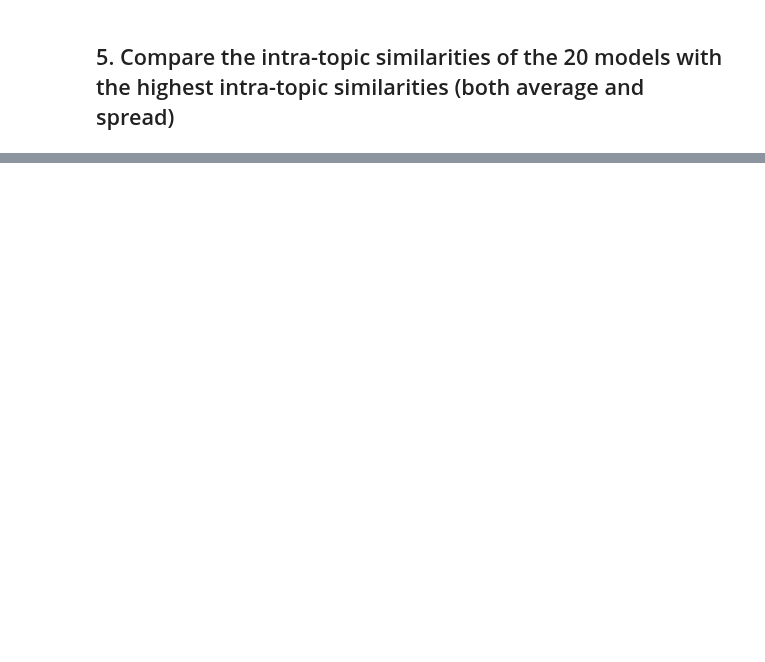
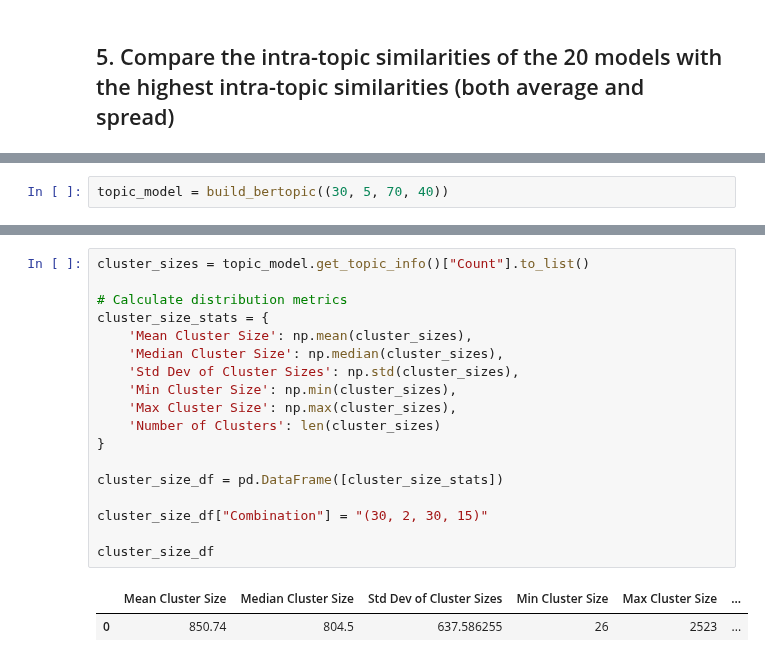
Before and after one commit to MaastrichtU-CDS/MyIBDcoachNLP, a Jupyter notebook: notebooks/analysis_of_sentences/bertje_sentence_analysis_15char_nl.ipynb, the cells around one changed output, grey strips where cells are left out. Cells and saved outputs as stored; diff of their text form; blank space fills up the shorter version.

```diff
--- a/notebooks/analysis_of_sentences/bertje_sentence_analysis_15char_nl.ipynb
+++ b/notebooks/analysis_of_sentences/bertje_sentence_analysis_15char_nl.ipynb
@@ -511,0 +426,2 @@ topic_model.get_topic_info()
+# %%
+topic_model = build_bertopic((30, 5, 70, 40))
@@ -511,0 +435,21 @@ topic_model.get_topic_info()
+# %%
+cluster_sizes = topic_model.get_topic_info()["Count"].to_list()
+
+# Calculate distribution metrics
+cluster_size_stats = {
+    'Mean Cluster Size': np.mean(cluster_sizes),
+    'Median Cluster Size': np.median(cluster_sizes),
+    'Std Dev of Cluster Sizes': np.std(cluster_sizes),
+    'Min Cluster Size': np.min(cluster_sizes),
+    'Max Cluster Size': np.max(cluster_sizes),
+    'Number of Clusters': len(cluster_sizes)
+}
+
+cluster_size_df = pd.DataFrame([cluster_size_stats])
+
+cluster_size_df["Combination"] = "(30, 2, 30, 15)"
+
+cluster_size_df
+# %% [output]
+|  | Mean Cluster Size | Median Cluster Size | Std Dev of Cluster Sizes | Min Cluster Size | Max Cluster Size | ... |
+| 0 | 850.74 | 804.5 | 637.586255 | 26 | 2523 | ... |
```
Also changed, not shown: parts of 19 cells of this notebook, 18 other files.
